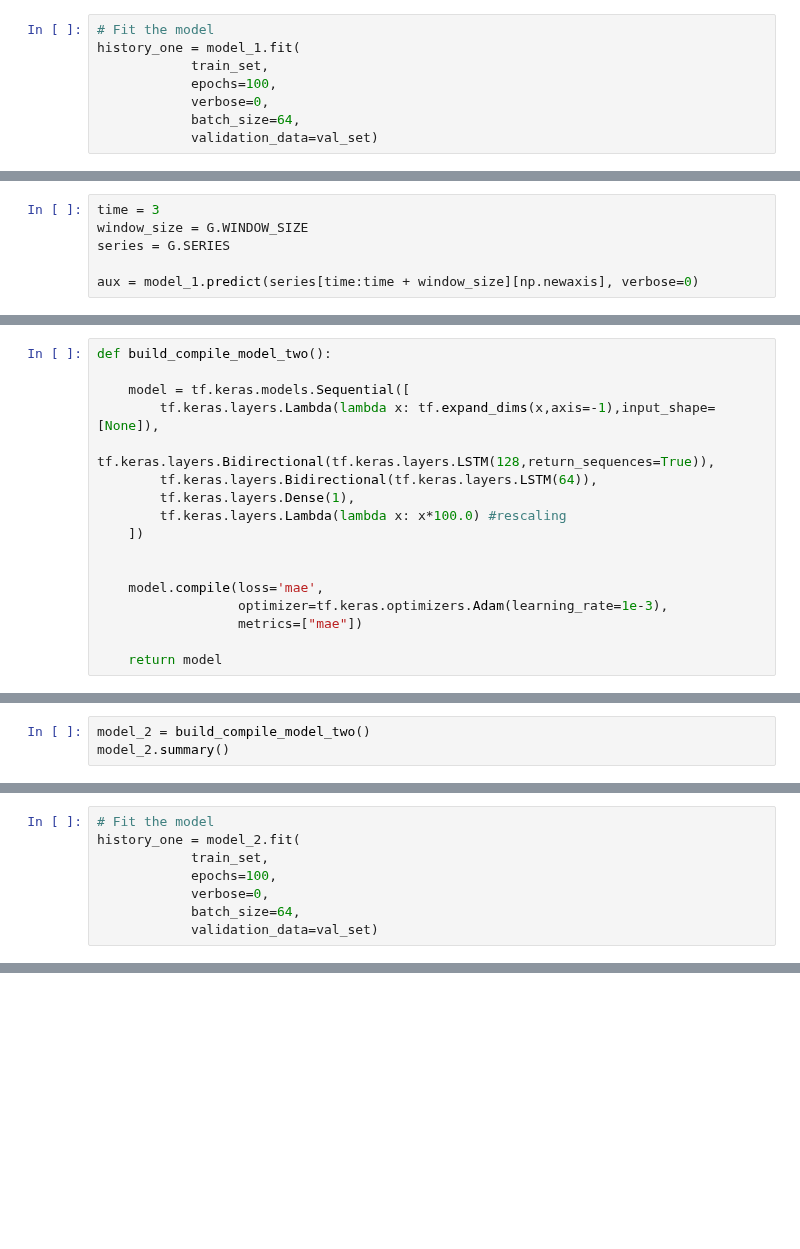
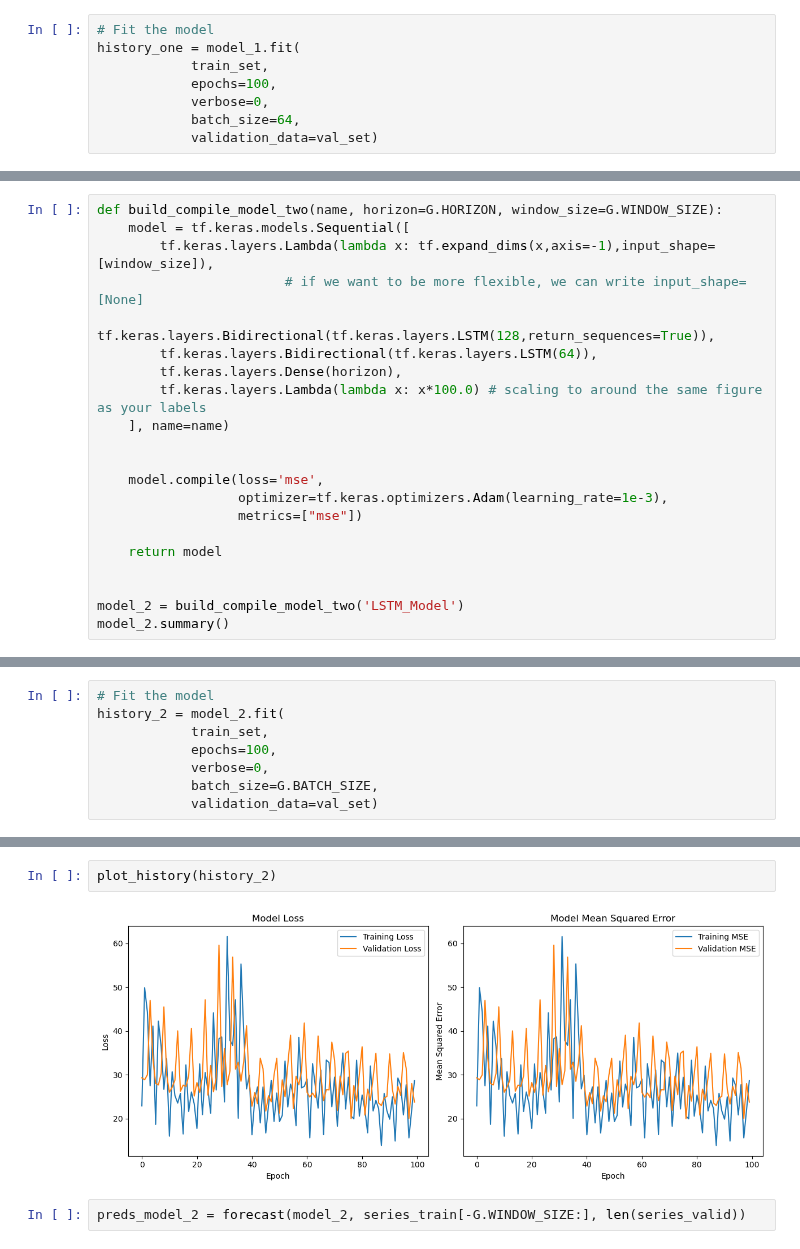
Before and after one commit to MNGARCIA085/Time-Series-with-Deep-Leaning, a Jupyter notebook: Univariate/Electrical Production.ipynb, the cells around one changed output, grey strips where cells are left out. Saved outputs shown, nothing was run; the diff lists cells and outputs as text; blank space fills up the shorter version.

```diff
--- a/Univariate/Electrical Production.ipynb
+++ b/Univariate/Electrical Production.ipynb
@@ -471,6 +520,0 @@ plt.show()
-# %%
-time = 3
-window_size = G.WINDOW_SIZE
-series = G.SERIES
-
-aux = model_1.predict(series[time:time + window_size][np.newaxis], verbose=0)
@@ -489,17 +558,21 @@ aux[0][0]
 # %%
-def build_compile_model_two():
-
+def build_compile_model_two(name, horizon=G.HORIZON, window_size=G.WINDOW_SIZE):
     model = tf.keras.models.Sequential([
-        tf.keras.layers.Lambda(lambda x: tf.expand_dims(x,axis=-1),input_shape=[None]),
+        tf.keras.layers.Lambda(lambda x: tf.expand_dims(x,axis=-1),input_shape=[window_size]),
+                        # if we want to be more flexible, we can write input_shape=[None]
         tf.keras.layers.Bidirectional(tf.keras.layers.LSTM(128,return_sequences=True)),
         tf.keras.layers.Bidirectional(tf.keras.layers.LSTM(64)),
-        tf.keras.layers.Dense(1),
-        tf.keras.layers.Lambda(lambda x: x*100.0) #rescaling
-    ])
+        tf.keras.layers.Dense(horizon),
+        tf.keras.layers.Lambda(lambda x: x*100.0) # scaling to around the same figure as your labels
+    ], name=name)
 
 
-    model.compile(loss='mae',
+    model.compile(loss='mse',
                   optimizer=tf.keras.optimizers.Adam(learning_rate=1e-3),
-                  metrics=["mae"])
+                  metrics=["mse"])
 
     return model
+
+
+model_2 = build_compile_model_two('LSTM_Model')
+model_2.summary()
@@ -506,3 +596,0 @@ def build_compile_model_two():
-# %%
-model_2 = build_compile_model_two()
-model_2.summary()
@@ -527,8 +597,8 @@ _________________________________________________________________
 # %%
 # Fit the model
-history_one = model_2.fit(
+history_2 = model_2.fit(
             train_set,
             epochs=100,
             verbose=0,
-            batch_size=64,
+            batch_size=G.BATCH_SIZE,
             validation_data=val_set)
@@ -578,0 +605,6 @@ plt.show()
+# %%
+plot_history(history_2)
+# %% [output]
+[figure, added]
+# %%
+preds_model_2 = forecast(model_2, series_train[-G.WINDOW_SIZE:], len(series_valid))
```
Also changed, not shown: parts of 79 cells of this notebook, 42 other files.
